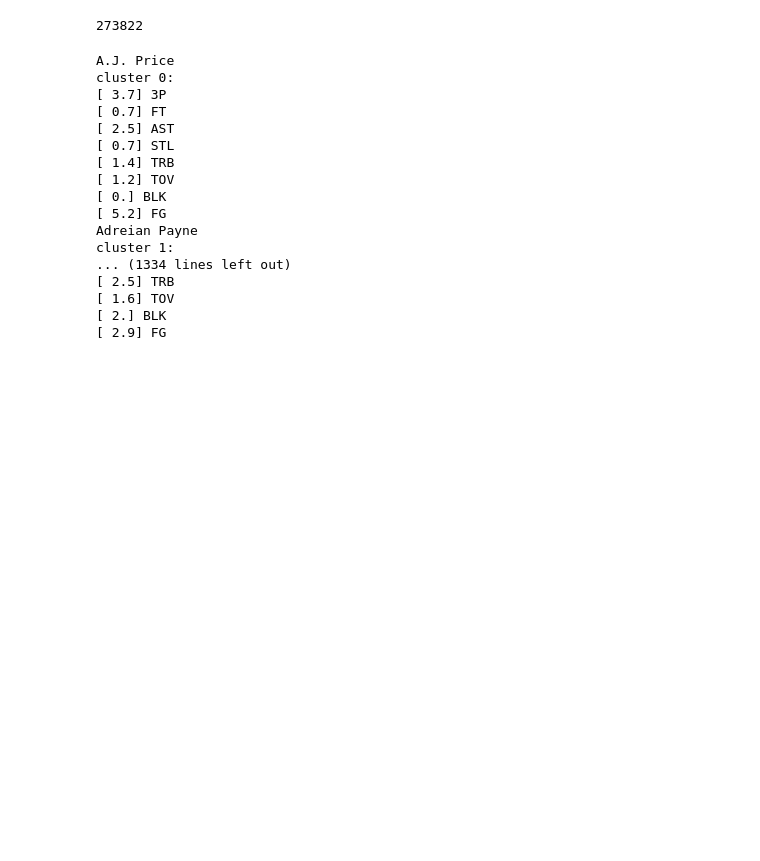
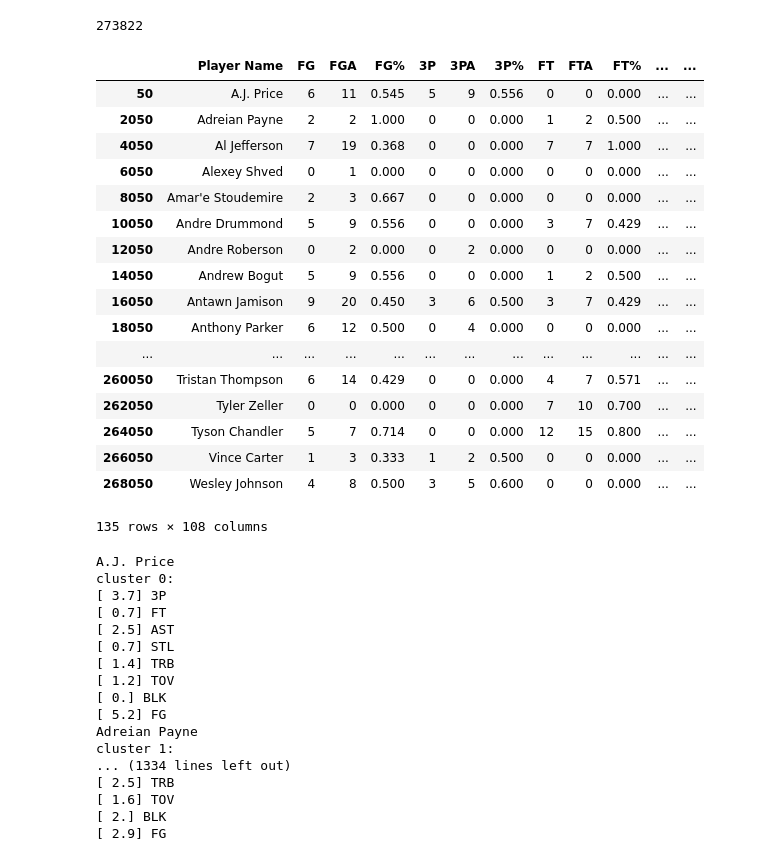
Before and after one commit to EricHPei/fantasy-score-predictor, a Jupyter notebook: score-predictor/src/Create_Pickle.ipynb, the cells around one changed output. Drawn from its saved outputs; the diff is of its cells as text; code cells hidden in the pictures; blank space fills up the shorter version.

```diff
--- a/score-predictor/src/Create_Pickle.ipynb
+++ b/score-predictor/src/Create_Pickle.ipynb
@@ -654,6 +658,27 @@ jj=np.arange(50,270000,2000)
 len(df)
 # %% [output]
 273822
+# %%
+df.loc[jj,:]
+# %% [output]
+|  | Player Name | FG | FGA | FG% | 3P | 3PA | 3P% | FT | FTA | FT% | ... | ... |
+| 50 | A.J. Price | 6 | 11 | 0.545 | 5 | 9 | 0.556 | 0 | 0 | 0.000 | ... | ... |
+| 2050 | Adreian Payne | 2 | 2 | 1.000 | 0 | 0 | 0.000 | 1 | 2 | 0.500 | ... | ... |
+| 4050 | Al Jefferson | 7 | 19 | 0.368 | 0 | 0 | 0.000 | 7 | 7 | 1.000 | ... | ... |
+| 6050 | Alexey Shved | 0 | 1 | 0.000 | 0 | 0 | 0.000 | 0 | 0 | 0.000 | ... | ... |
+| 8050 | Amar'e Stoudemire | 2 | 3 | 0.667 | 0 | 0 | 0.000 | 0 | 0 | 0.000 | ... | ... |
+| 10050 | Andre Drummond | 5 | 9 | 0.556 | 0 | 0 | 0.000 | 3 | 7 | 0.429 | ... | ... |
+| 12050 | Andre Roberson | 0 | 2 | 0.000 | 0 | 2 | 0.000 | 0 | 0 | 0.000 | ... | ... |
+| 14050 | Andrew Bogut | 5 | 9 | 0.556 | 0 | 0 | 0.000 | 1 | 2 | 0.500 | ... | ... |
+| 16050 | Antawn Jamison | 9 | 20 | 0.450 | 3 | 6 | 0.500 | 3 | 7 | 0.429 | ... | ... |
+| 18050 | Anthony Parker | 6 | 12 | 0.500 | 0 | 4 | 0.000 | 0 | 0 | 0.000 | ... | ... |
+| ... | ... | ... | ... | ... | ... | ... | ... | ... | ... | ... | ... | ... |
+| 260050 | Tristan Thompson | 6 | 14 | 0.429 | 0 | 0 | 0.000 | 4 | 7 | 0.571 | ... | ... |
+| 262050 | Tyler Zeller | 0 | 0 | 0.000 | 0 | 0 | 0.000 | 7 | 10 | 0.700 | ... | ... |
+| 264050 | Tyson Chandler | 5 | 7 | 0.714 | 0 | 0 | 0.000 | 12 | 15 | 0.800 | ... | ... |
+| 266050 | Vince Carter | 1 | 3 | 0.333 | 1 | 2 | 0.500 | 0 | 0 | 0.000 | ... | ... |
+| 268050 | Wesley Johnson | 4 | 8 | 0.500 | 3 | 5 | 0.600 | 0 | 0 | 0.000 | ... | ... |
+135 rows × 108 columns
 # %%
 predict_today.predict_now(df.loc[jj,:])
 # %% [output]
```
Also changed, not shown: parts of 13 cells of this notebook, 3 other files.
